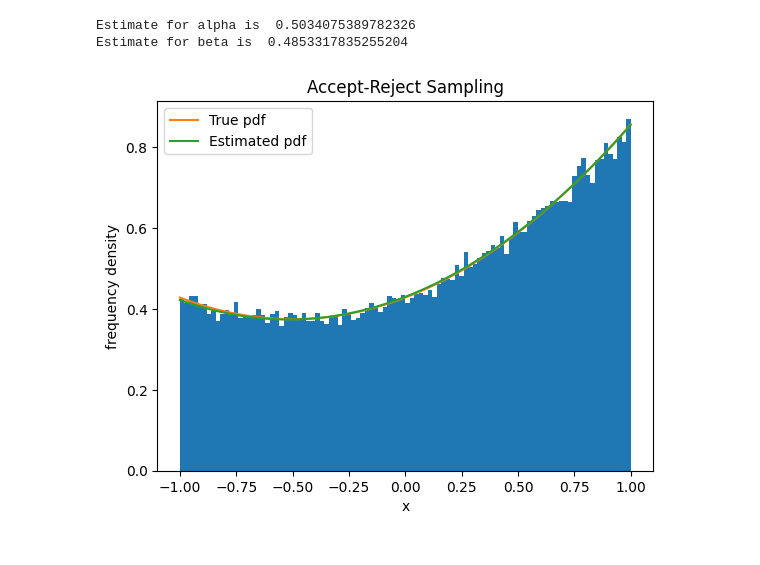
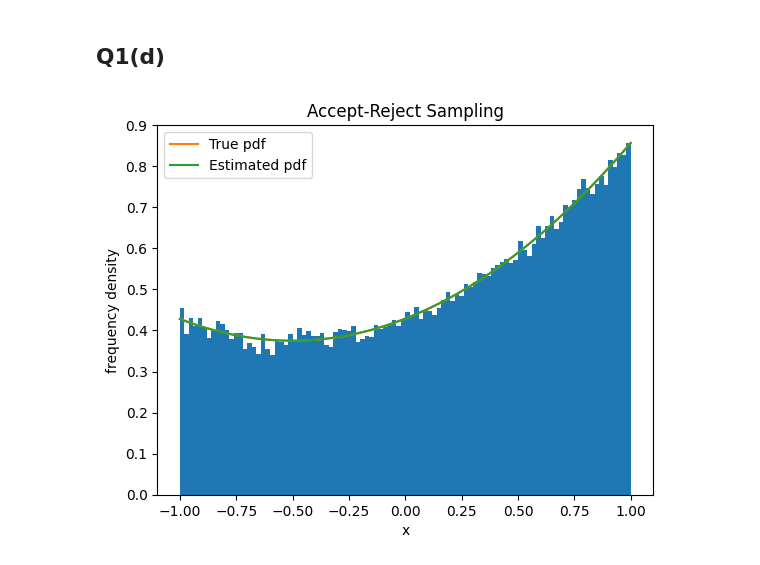
Before and after one commit to Fayzan03/s1_statistical_methods, a Jupyter notebook: ES3/Q1_acc_rej.ipynb, the cells around one changed output. Saved outputs shown, nothing was run; the diff lists cells and outputs as text; code cells hidden in the pictures.

```diff
--- a/ES3/Q1_acc_rej.ipynb
+++ b/ES3/Q1_acc_rej.ipynb
@@ -5,3 +4,5 @@ from scipy.integrate import quad
+# %% [markdown]
+## Q1(d)
 # %%
 #range of x
 a=-1
@@ -9,78 +10,64 @@ b=1
 xrange = (a,b)
 
 #true parameters
-alpha=0.5
-beta=0.5
+true_alpha=0.5
+true_beta=0.5
+
+# norm terms for pdf
+def d(k):
+    return (b**k - a**k)/k
 
 #function of interest
-def func(x):
-    return 1 + alpha*x + beta*x**2
-
-#'normalise' for the range we're looking at
-normalization_factor, error = quad(func, *xrange)
-
-def pdf(x):
-    return func(x)/normalization_factor
+def pdf(x, alpha, beta):
+    return (1 + alpha*x + beta*x**2)/(d(1) + alpha*d(2) + beta*d(3))
 
 
 # get the max-value in y
-"""from scipy.optimize import brute
-f = lambda x: -pdf(x)
-x = brute(f, [xrange])
-ymax = -f( x[0] )
-print(ymax)"""
-ymax=2
+from scipy.optimize import minimize
+truef = lambda x: -pdf(x, true_alpha, true_beta)
+x = minimize(truef, x0=[0], bounds=[xrange])
+ymax = -truef(x.x[0])
 
 #algo
 def gen_accept_reject(size=1):
     res = []
     while len(res)<size:
         a = np.random.uniform(*xrange)
         b = np.random.uniform(0,ymax)
-        y = pdf(a)
+        y = pdf(a, true_alpha, true_beta)
         if y > ymax:
             print('Some issue: as y larger than ymax')
         if b <= y:
             res.append(a)
     return res
 
 
-def d(k):
-    return (b**k - a**k)/k
+x=gen_accept_reject(100000) # x is the sample
 
-mu1=np.mean(v) #mean
-mu2=np.mean(np.array(v)**2) #second moment
+mu1=np.mean(x) #mean
+mu2=np.mean(np.array(x)**2) #second moment
 
-alpha_est = ((d(2)-d(1)*mu1)*(d(3)*mu2-d(5)) + (d(3)-d(1)*mu2)*(d(4)-d(3)*mu1))/((d(2)*mu1-d(3))*(d(3)*mu2-d(5)) - (d(4)-d(2)*mu2)*(d(4)-d(3)*mu1))
-print('Estimate for alpha is ', alpha_est)
+def alpha_MoM(mu1, mu2):
+    return ((d(2)-d(1)*mu1)*(d(3)*mu2-d(5)) + (d(3)-d(1)*mu2)*(d(4)-d(3)*mu1))/((d(2)*mu1-d(3))*(d(3)*mu2-d(5)) - (d(4)-d(2)*mu2)*(d(4)-d(3)*mu1))
+    print('Moment estimate for alpha is ', alpha_est)
 
-beta_est = ((d(3)-d(1)*mu2)*(d(2)*mu1-d(3)) + (d(2)-d(1)*mu1)*(d(4)-d(2)*mu2))/((d(2)*mu1-d(3))*(d(3)*mu2-d(5)) - (d(4)-d(2)*mu2)*(d(4)-d(3)*mu1))
-print('Estimate for beta is ', beta_est)
+def beta_MoM(mu1, mu2):
+    return ((d(3)-d(1)*mu2)*(d(2)*mu1-d(3)) + (d(2)-d(1)*mu1)*(d(4)-d(2)*mu2))/((d(2)*mu1-d(3))*(d(3)*mu2-d(5)) - (d(4)-d(2)*mu2)*(d(4)-d(3)*mu1))
+    print('Moment estimate for beta is ', beta_est)
 
-#function using estimated parameters
-def func_est(x):
-    return 1 + alpha_est*x + beta_est*x**2
-
-#'normalise' for the range we're looking at
-normalization_factor_est, error = quad(func_est, *xrange)
-
-def pdf_est(x):
-    return func_est(x)/normalization_factor_est
-
+alpha_est = alpha_MoM(mu1, mu2)
+beta_est = beta_MoM(mu1, mu2)
 
 #plot results
-v=gen_accept_reject(100000) # v is the sample
 x_ax=np.linspace(*xrange,100)
-plt.hist(v, range=xrange, bins=100, density=True)
-plt.plot(x_ax,pdf(x_ax))
+plt.hist(x, range=xrange, bins=100, density=True)
+plt.plot(x_ax,pdf(x_ax, true_alpha, true_beta))
 #add plot to graph
-plt.plot(x_ax,pdf_est(x_ax))
+plt.plot(x_ax,pdf(x_ax, alpha_est, beta_est))
 plt.xlabel("x")
 plt.ylabel("frequency density")
 plt.title("Accept-Reject Sampling")
 plt.legend(["True pdf","Estimated pdf"])
 plt.show()
 # %% [output]
-Estimate for alpha is  0.5034075389782326
-Estimate for beta is  0.4853317835255204
-[figure, old version]
+[figure, new version]
```
Also changed, not shown: parts of 14 cells of this notebook, 3 other files.
